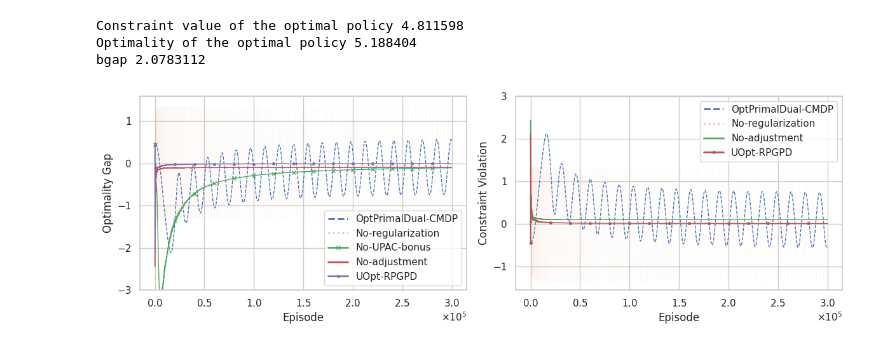
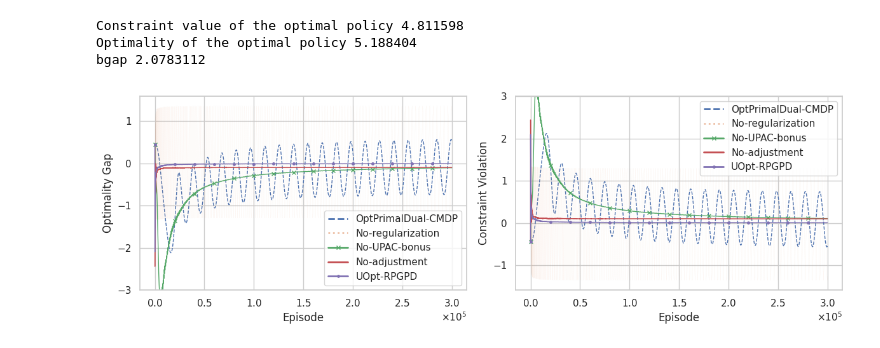
Before and after one commit to matsuolab/Uniform-PAC-Primal-Dual-CMDP, a Jupyter notebook: UOpt-RPGPD-ablation.ipynb, the cells around one changed output. Cells and saved outputs as stored; diff of their text form; code cells hidden in the pictures.

Commit message:
Fix No-UPAC-bonus plot

```diff
--- a/UOpt-RPGPD-ablation.ipynb
+++ b/UOpt-RPGPD-ablation.ipynb
@@ -625,31 +625,32 @@ with sns.axes_style("whitegrid"):
     plt.plot(noadjust_errors_rew, label="No-adjustment", linewidth=1.0)
     plt.plot(pro_errors_rew, label="UOpt-RPGPD", linewidth=1.0, marker=".", markevery=20000, markersize=5)
     plt.ylabel("Optimality Gap")
     plt.xlabel("Episode")
     plt.ylim(-3.0)
     plt.gca().xaxis.set_major_formatter(ScalarFormatter(useMathText=True))
     plt.gca().ticklabel_format(style='sci', axis='x', scilimits=(0,0))
     leg = plt.legend()
     for legobj in leg.legendHandles:
         legobj.set_linewidth(2.0)
 
     plt.subplot(1, 2, 2)
     plt.plot(errors_vio, label=f"OptPrimalDual-CMDP", linewidth=1.0, linestyle="--")
     plt.plot(noent_errors_vio, label="No-regularization", linewidth=0.1, alpha=0.5, linestyle=":")
+    plt.plot(noupac_errors_vio, label="No-UPAC-bonus", linewidth=1.0, marker="x", markevery=20000, markersize=5)
     plt.plot(noadjust_errors_vio, label="No-adjustment", linewidth=1.0)
     plt.plot(pro_errors_vio, label="UOpt-RPGPD", linewidth=1.0, marker=".", markevery=20000, markersize=5)
     plt.ylabel("Constraint Violation")
     plt.xlabel("Episode")
     plt.ylim(None, 3.0)
     plt.gca().xaxis.set_major_formatter(ScalarFormatter(useMathText=True))
     plt.gca().ticklabel_format(style='sci', axis='x', scilimits=(0,0))
     leg = plt.legend()
     for legobj in leg.legendHandles:
         legobj.set_linewidth(2.0)
 
     plt.tight_layout()
 
 plt.savefig("Experiment.pdf")
 plt.savefig("Experiment.png")
 # %% [output]
-[figure, old version]
+[figure, new version]
```
Also changed, not shown: 2 other files.
